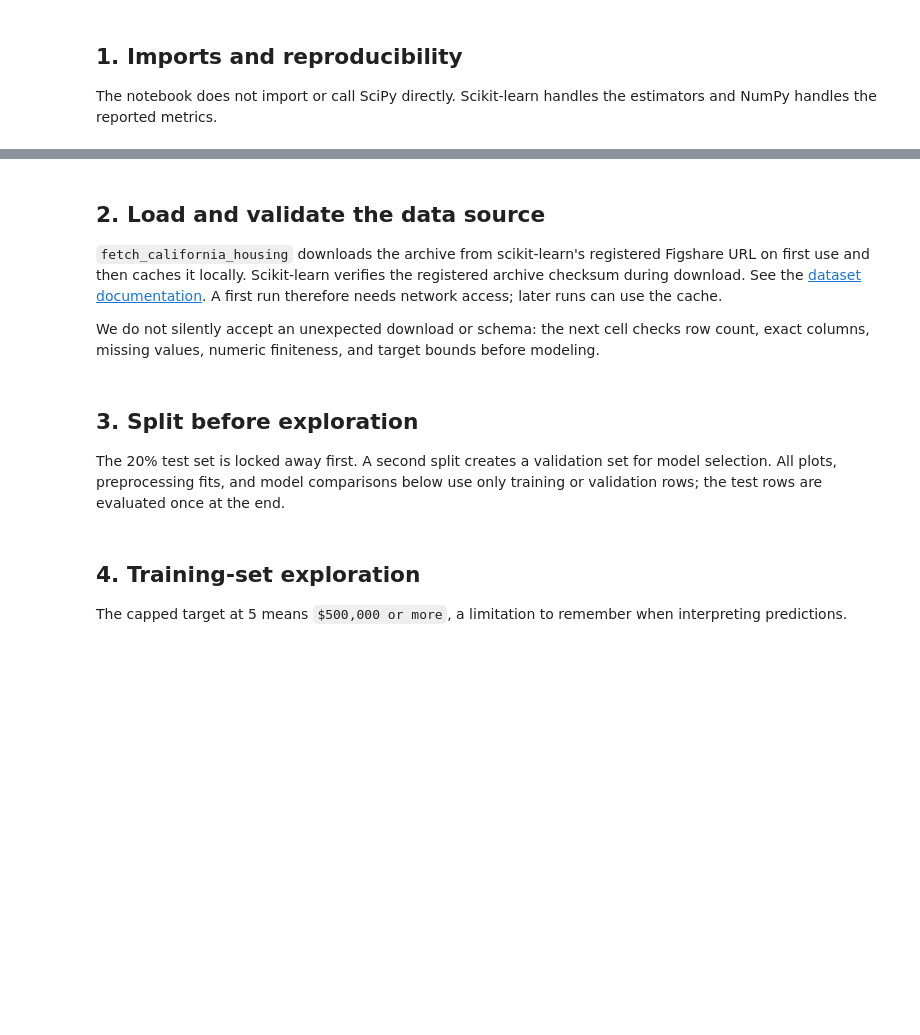
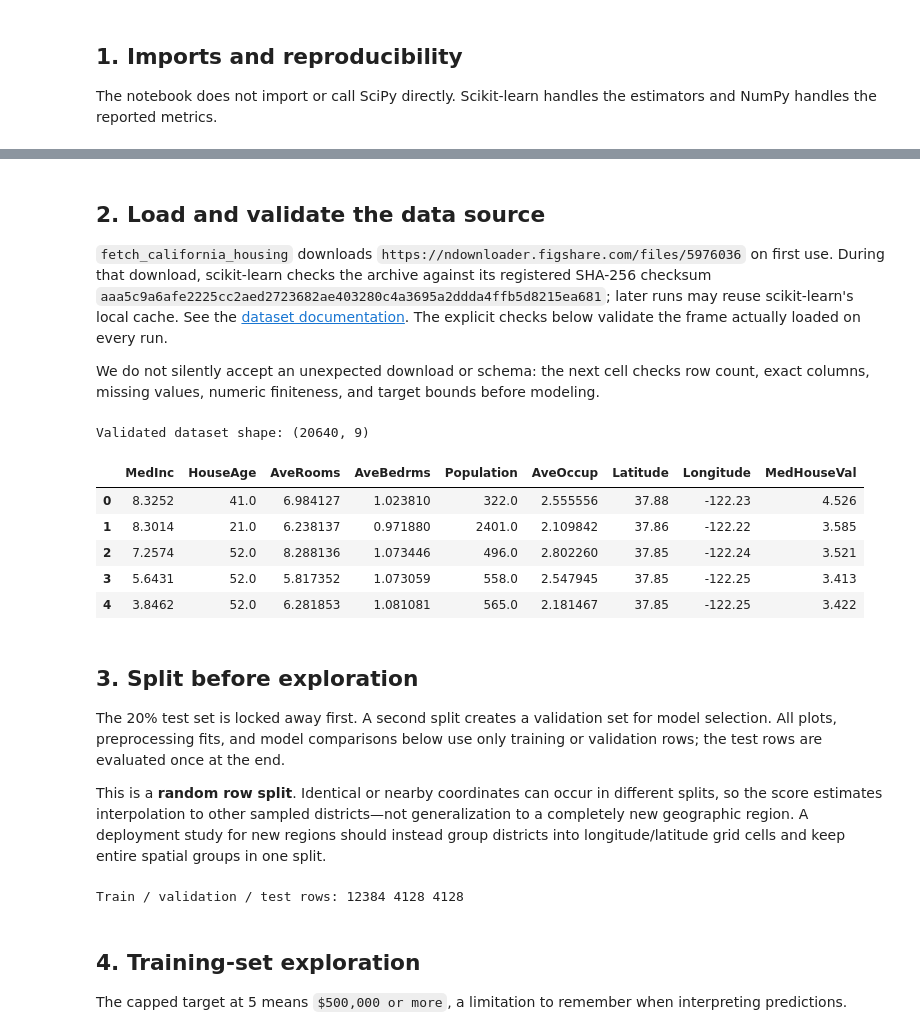
Before and after one commit to godcanfly/data-science-prep-course, a Jupyter notebook: notebooks/Capstone_House_Prices.ipynb, the cells around one changed output, grey strips where cells are left out. Saved outputs shown, nothing was run; the diff lists cells and outputs as text; code cells hidden in the pictures; blank space fills up the shorter version.

```diff
--- a/notebooks/Capstone_House_Prices.ipynb
+++ b/notebooks/Capstone_House_Prices.ipynb
@@ -32,37 +34,52 @@ print(f"Random seed: {RANDOM_SEED}")
 # %% [markdown]
 ## 2. Load and validate the data source
 
-`fetch_california_housing` downloads the archive from scikit-learn's registered Figshare URL on first use and then caches it locally. Scikit-learn verifies the registered archive checksum during download. See the [dataset documentation](https://scikit-learn.org/stable/datasets/real_world.html#california-housing-dataset). A first run therefore needs network access; later runs can use the cache.
+`fetch_california_housing` downloads `https://ndownloader.figshare.com/files/5976036` on first use. During that download, scikit-learn checks the archive against its registered SHA-256 checksum `aaa5c9a6afe2225cc2aed2723682ae403280c4a3695a2ddda4ffb5d8215ea681`; later runs may reuse scikit-learn's local cache. See the [dataset documentation](https://scikit-learn.org/stable/datasets/real_world.html#california-housing-dataset). The explicit checks below validate the frame actually loaded on every run.
 
 We do not silently accept an unexpected download or schema: the next cell checks row count, exact columns, missing values, numeric finiteness, and target bounds before modeling.
 # %%
 try:
     housing = fetch_california_housing(as_frame=True)
 except OSError as exc:
     raise RuntimeError(
         "California Housing is not cached. Connect to the network for the first run, "
         "then rerun this cell so scikit-learn can download and verify the dataset."
     ) from exc
 
 df = housing.frame.copy()
 expected_features = [
     "MedInc", "HouseAge", "AveRooms", "AveBedrms",
     "Population", "AveOccup", "Latitude", "Longitude",
 ]
 expected_columns = expected_features + ["MedHouseVal"]
 
-assert df.shape == (20_640, 9), f"Unexpected shape: {df.shape}"
-assert df.columns.tolist() == expected_columns, f"Unexpected columns: {df.columns.tolist()}"
-assert not df.isna().any().any(), "Unexpected missing values"
-assert np.isfinite(df.to_numpy()).all(), "Unexpected non-finite values"
-assert df["MedHouseVal"].between(0, 5.00001).all(), "Target is outside documented bounds"
+if df.shape != (20_640, 9):
+    raise ValueError(f"Unexpected dataset shape: {df.shape}")
+if df.columns.tolist() != expected_columns:
+    raise ValueError(f"Unexpected dataset columns: {df.columns.tolist()}")
+if df.isna().any().any():
+    raise ValueError("Dataset contains unexpected missing values")
+if not np.isfinite(df.to_numpy()).all():
+    raise ValueError("Dataset contains non-finite values")
+if not df["MedHouseVal"].between(0, 5.00001).all():
+    raise ValueError("Target is outside the documented range")
 
 print("Validated dataset shape:", df.shape)
 df.head()
+# %% [output]
+Validated dataset shape: (20640, 9)
+|  | MedInc | HouseAge | AveRooms | AveBedrms | Population | AveOccup | Latitude | Longitude | MedHouseVal |
+| 0 | 8.3252 | 41.0 | 6.984127 | 1.023810 | 322.0 | 2.555556 | 37.88 | -122.23 | 4.526 |
+| 1 | 8.3014 | 21.0 | 6.238137 | 0.971880 | 2401.0 | 2.109842 | 37.86 | -122.22 | 3.585 |
+| 2 | 7.2574 | 52.0 | 8.288136 | 1.073446 | 496.0 | 2.802260 | 37.85 | -122.24 | 3.521 |
+| 3 | 5.6431 | 52.0 | 5.817352 | 1.073059 | 558.0 | 2.547945 | 37.85 | -122.25 | 3.413 |
+| 4 | 3.8462 | 52.0 | 6.281853 | 1.081081 | 565.0 | 2.181467 | 37.85 | -122.25 | 3.422 |
 # %% [markdown]
 ## 3. Split before exploration
 
 The 20% test set is locked away first. A second split creates a validation set for model selection. All plots, preprocessing fits, and model comparisons below use only training or validation rows; the test rows are evaluated once at the end.
+
+This is a **random row split**. Identical or nearby coordinates can occur in different splits, so the score estimates interpolation to other sampled districts—not generalization to a completely new geographic region. A deployment study for new regions should instead group districts into longitude/latitude grid cells and keep entire spatial groups in one split.
 # %%
 X = df[expected_features]
 y = df["MedHouseVal"]
@@ -74,10 +91,16 @@ X_train, X_validation, y_train, y_validation = train_test_split(
     X_development, y_development, test_size=0.25, random_state=RANDOM_SEED
 )
 
-assert set(X_train.index).isdisjoint(X_validation.index)
-assert set(X_train.index).isdisjoint(X_test.index)
-assert set(X_validation.index).isdisjoint(X_test.index)
+split_indexes = [set(X_train.index), set(X_validation.index), set(X_test.index)]
+if not (
+    split_indexes[0].isdisjoint(split_indexes[1])
+    and split_indexes[0].isdisjoint(split_indexes[2])
+    and split_indexes[1].isdisjoint(split_indexes[2])
+):
+    raise ValueError("Train, validation, and test row indexes overlap")
 print("Train / validation / test rows:", len(X_train), len(X_validation), len(X_test))
+# %% [output]
+Train / validation / test rows: 12384 4128 4128
 # %% [markdown]
 ## 4. Training-set exploration
 
```
Also changed, not shown: parts of 10 cells of this notebook, 11 other files.
